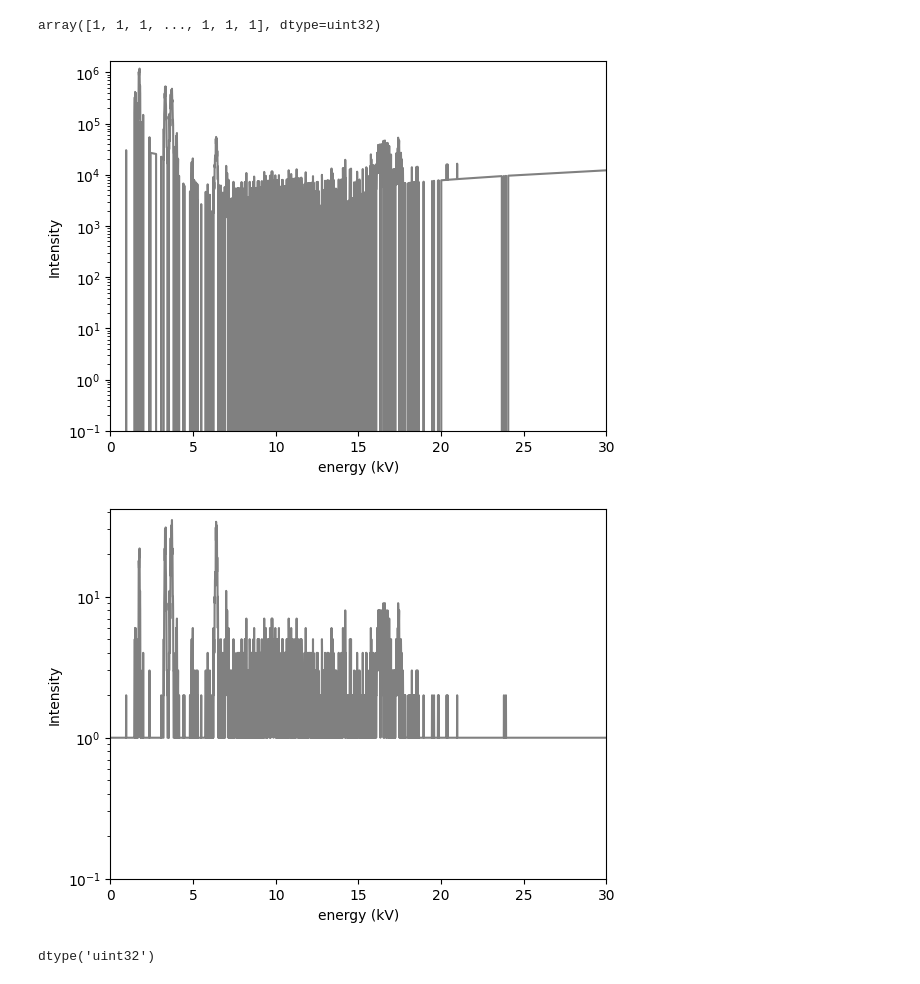
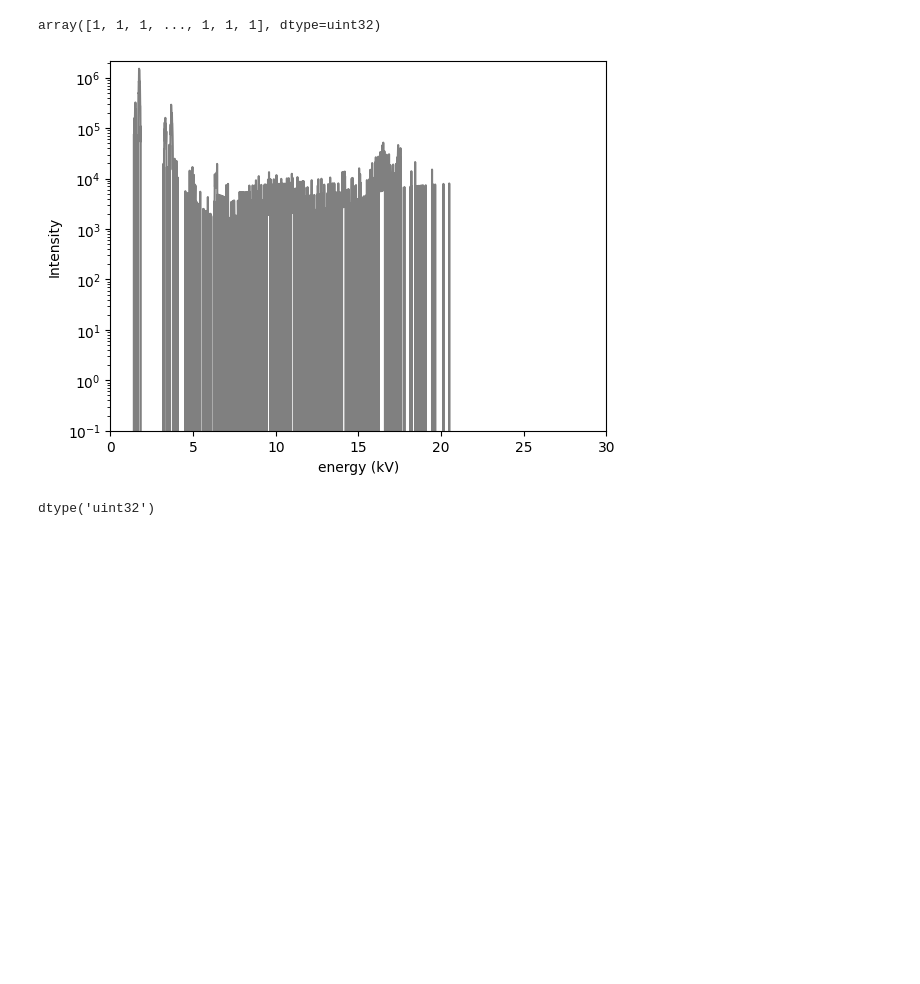
Before and after one commit to lachlanc61/ColourspecXFM, a Jupyter notebook: fitting.ipynb, the cells around one changed output. Drawn from its saved outputs; the diff is of its cells as text; code cells hidden in the pictures; blank space fills up the shorter version.

```diff
--- a/fitting.ipynb
+++ b/fitting.ipynb
@@ -174,19 +174,18 @@ def plotspec(spectrum, energy):
 # %%
 import numpy as np
 np.max(pixelseries.data[0,:])
 
 import xfmreadout.clustering as clustering
 
 #plotspec(pixelseries.classavg[0,1], pixelseries.energy)
 
-plotspec(pixelseries.corrected[1], pixelseries.energy)
-plotspec(pixelseries.flattened[1], pixelseries.energy)
+plotspec(pixelseries.corrected[8], pixelseries.energy)
+#plotspec(pixelseries.flattened[1], pixelseries.energy)
 
 pixelseries.flattened[1]
 # %% [output]
 array([1, 1, 1, ..., 1, 1, 1], dtype=uint32)
-[figure, old version]
+[figure, new version]
-[figure, removed]
 # %%
 import pybaselines.smooth
 
```
Also changed, not shown: parts of 1 cell of this notebook, 5 other files.
